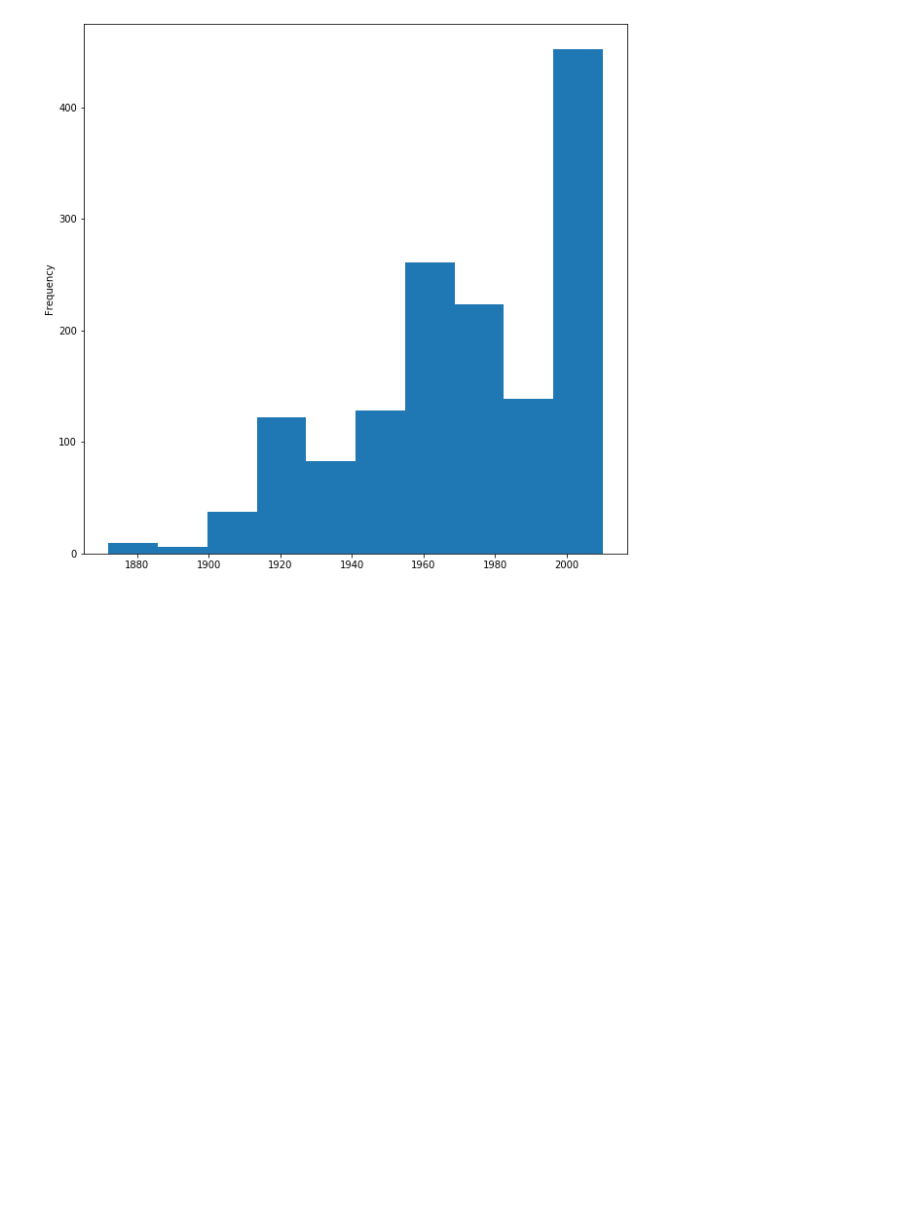
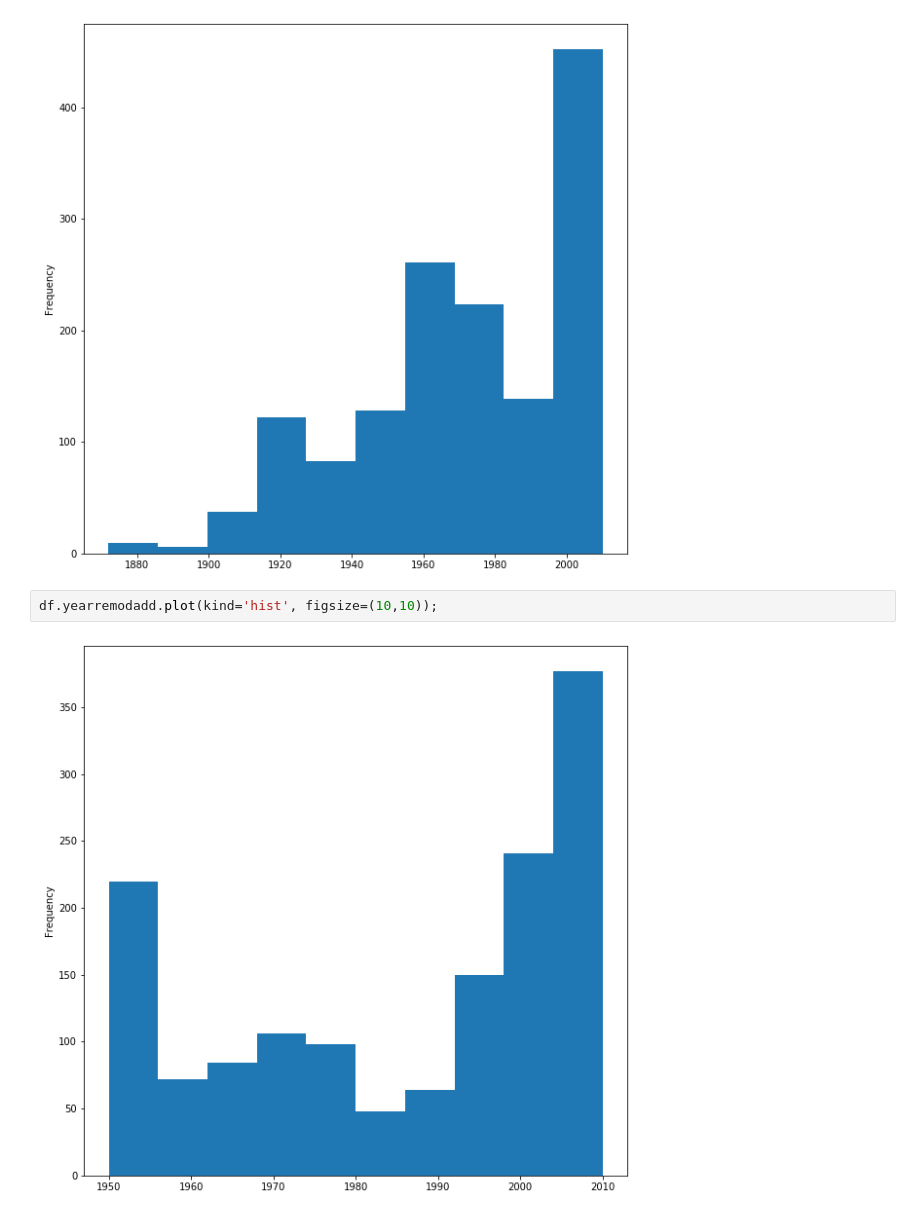
Before and after one commit to lizvqz/HousePrices, a Jupyter notebook: HousePrices.ipynb, the cells around one changed output. Saved outputs shown, nothing was run; the diff lists cells and outputs as text; blank space fills up the shorter version.

```diff
--- a/HousePrices.ipynb
+++ b/HousePrices.ipynb
@@ -203,3 +203,7 @@ neighborhood_mean_saleprice.plot(kind='bar', figsize=(10,10));
 df.yearbuilt.plot(kind='hist', figsize=(10,10));
 # %% [output]
 [figure]
+# %%
+df.yearremodadd.plot(kind='hist', figsize=(10,10));
+# %% [output]
+[figure, added]
```
Also changed, not shown: parts of 1 cell of this notebook.
